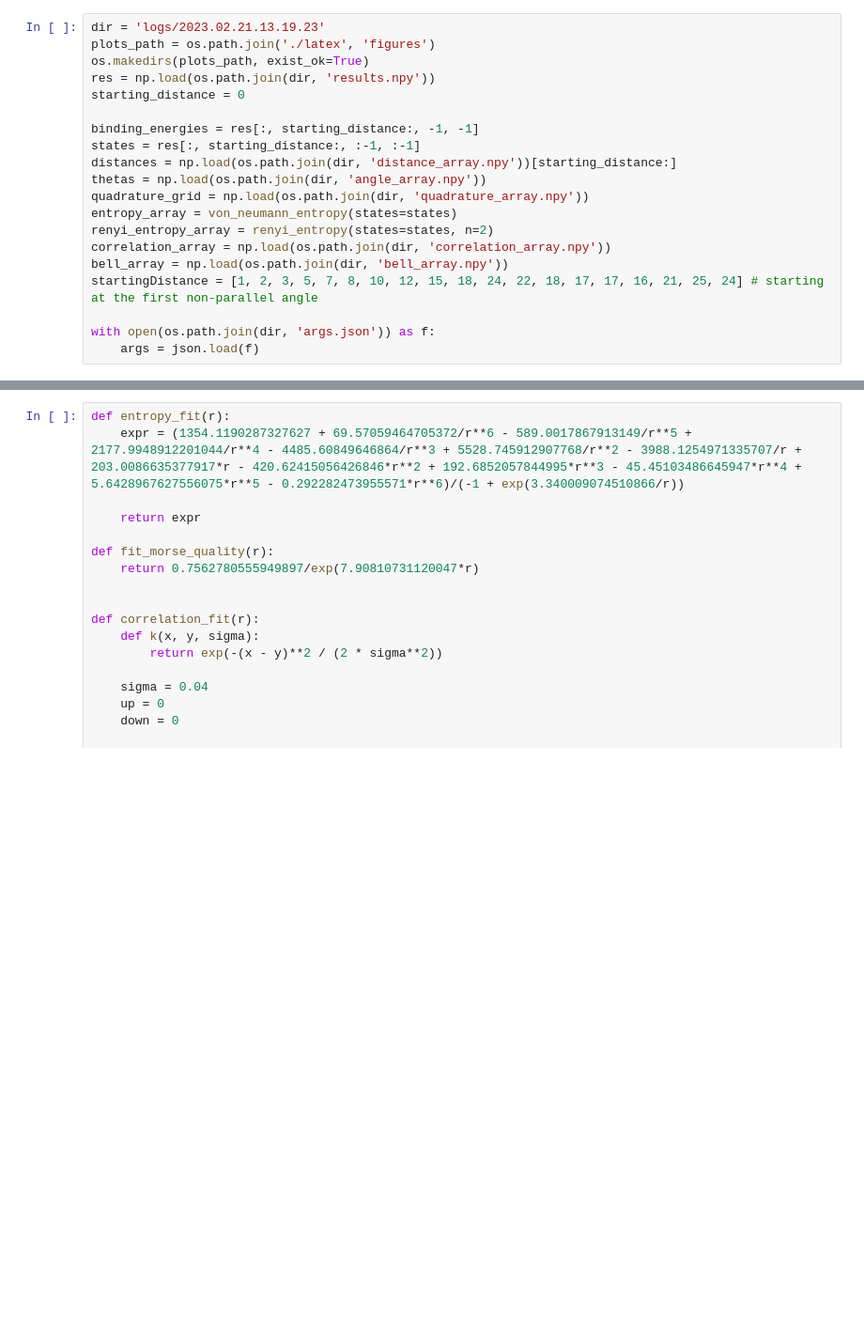
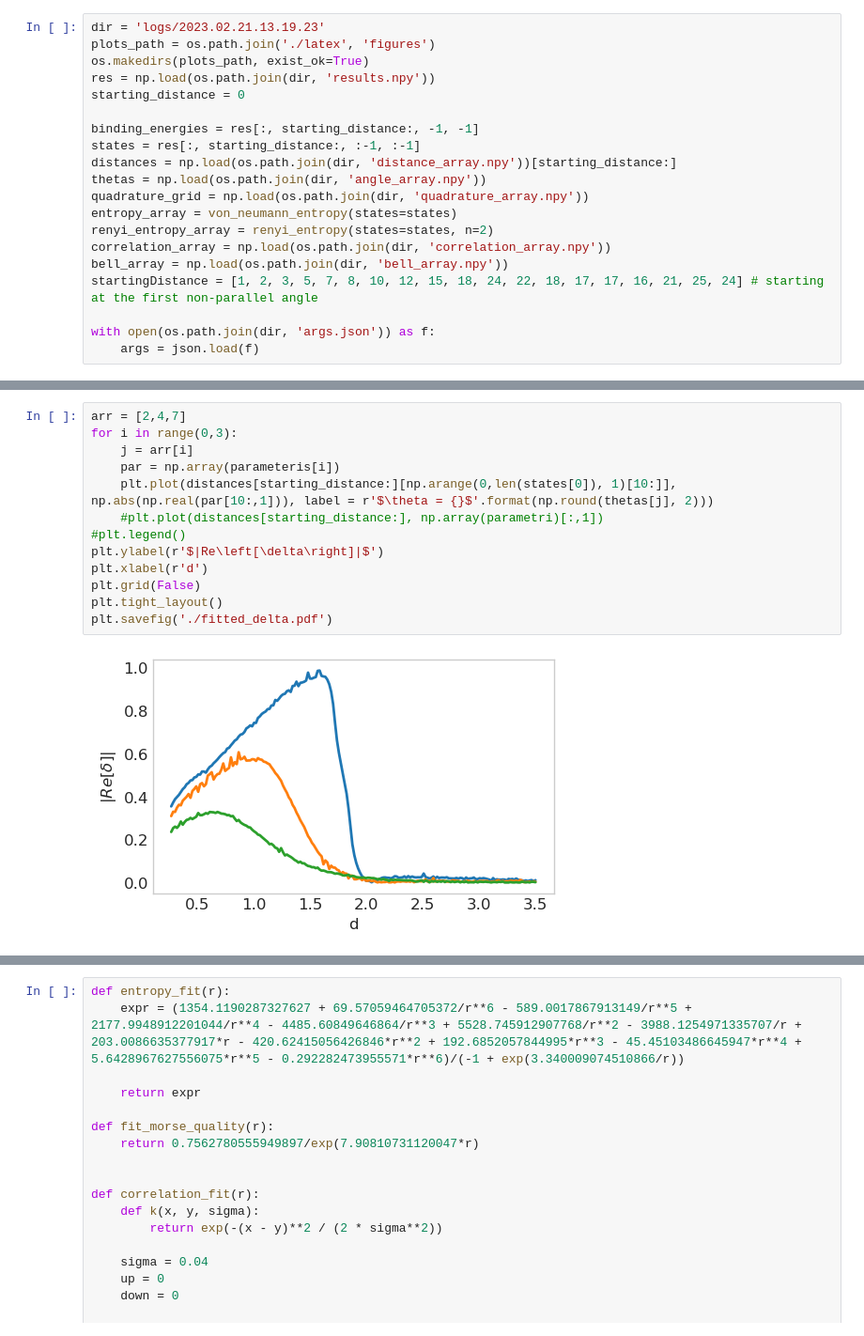
Before and after one commit to MatthieuSarkis/Long-range-intermolecular-interactions-on-a-continuous-variable-quantum-computer, a Jupyter notebook: plot_alternate.ipynb, the cells around one changed output, grey strips where cells are left out. Shown: that part at 94% size. Cells and saved outputs as stored; diff of their text form; blank space fills up the shorter version.

```diff
--- a/plot_alternate.ipynb
+++ b/plot_alternate.ipynb
@@ -109,0 +245,15 @@ with open(os.path.join(dir, 'args.json')) as f:
+# %%
+arr = [2,4,7]
+for i in range(0,3):
+    j = arr[i]
+    par = np.array(parameteris[i])
+    plt.plot(distances[starting_distance:][np.arange(0,len(states[0]), 1)[10:]], np.abs(np.real(par[10:,1])), label = r'$\theta = {}$'.format(np.round(thetas[j], 2)))
+    #plt.plot(distances[starting_distance:], np.array(parametri)[:,1])
+#plt.legend()
+plt.ylabel(r'$|Re\left[\delta\right]|$')
+plt.xlabel(r'd')
+plt.grid(False)
+plt.tight_layout()
+plt.savefig('./fitted_delta.pdf')
+# %% [output]
+[figure, added]
```
Also changed, not shown: parts of 32 cells of this notebook, 27 other files.
